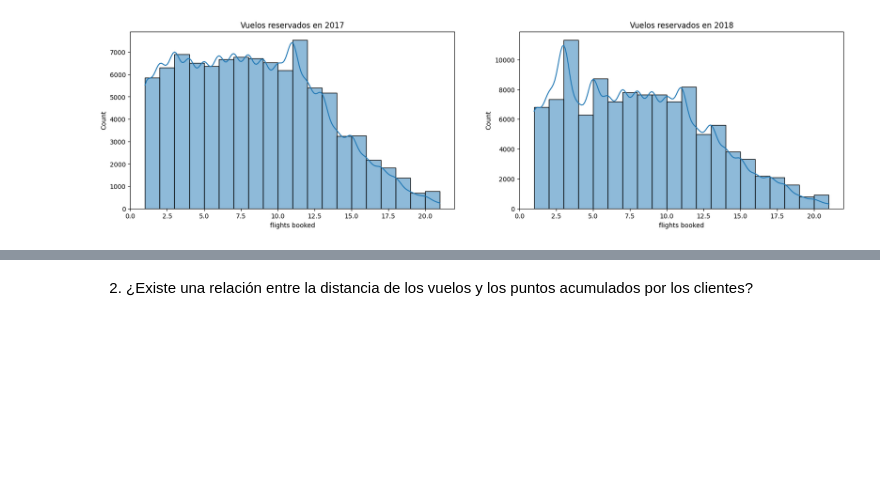
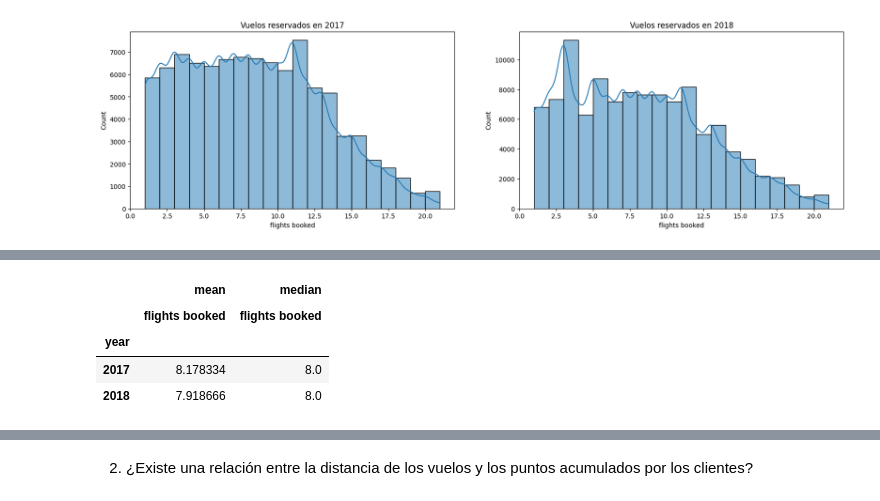
Before and after one commit to Adalab/bda-modulo-3-evaluacion-final-icorreald, a Jupyter notebook: evaluacion.ipynb, the cells around one changed output, grey strips where cells are left out. Cells and saved outputs as stored; diff of their text form; code cells hidden in the pictures; blank space fills up the shorter version.

```diff
--- a/evaluacion.ipynb
+++ b/evaluacion.ipynb
@@ -480,0 +523,8 @@ Text(0.5, 1.0, 'Vuelos reservados en 2017')
+# %%
+df_booked.pivot_table(index='year', values='flights booked', aggfunc=['mean', 'median'])
+# %% [output]
+|  | mean | median |
+|  | flights booked | flights booked |
+| year |  |  |
+| 2017 | 8.178334 | 8.0 |
+| 2018 | 7.918666 | 8.0 |
```
Also changed, not shown: parts of 11 cells of this notebook.
